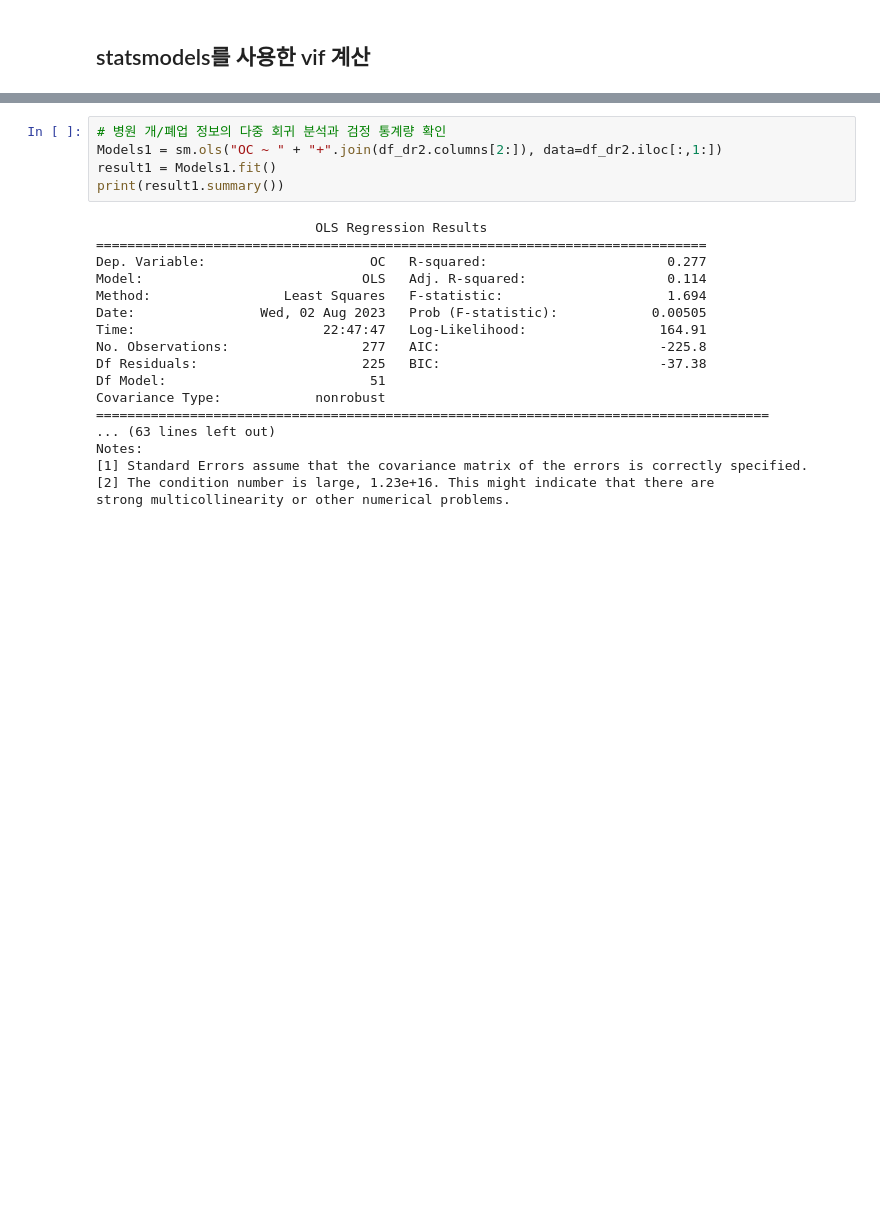
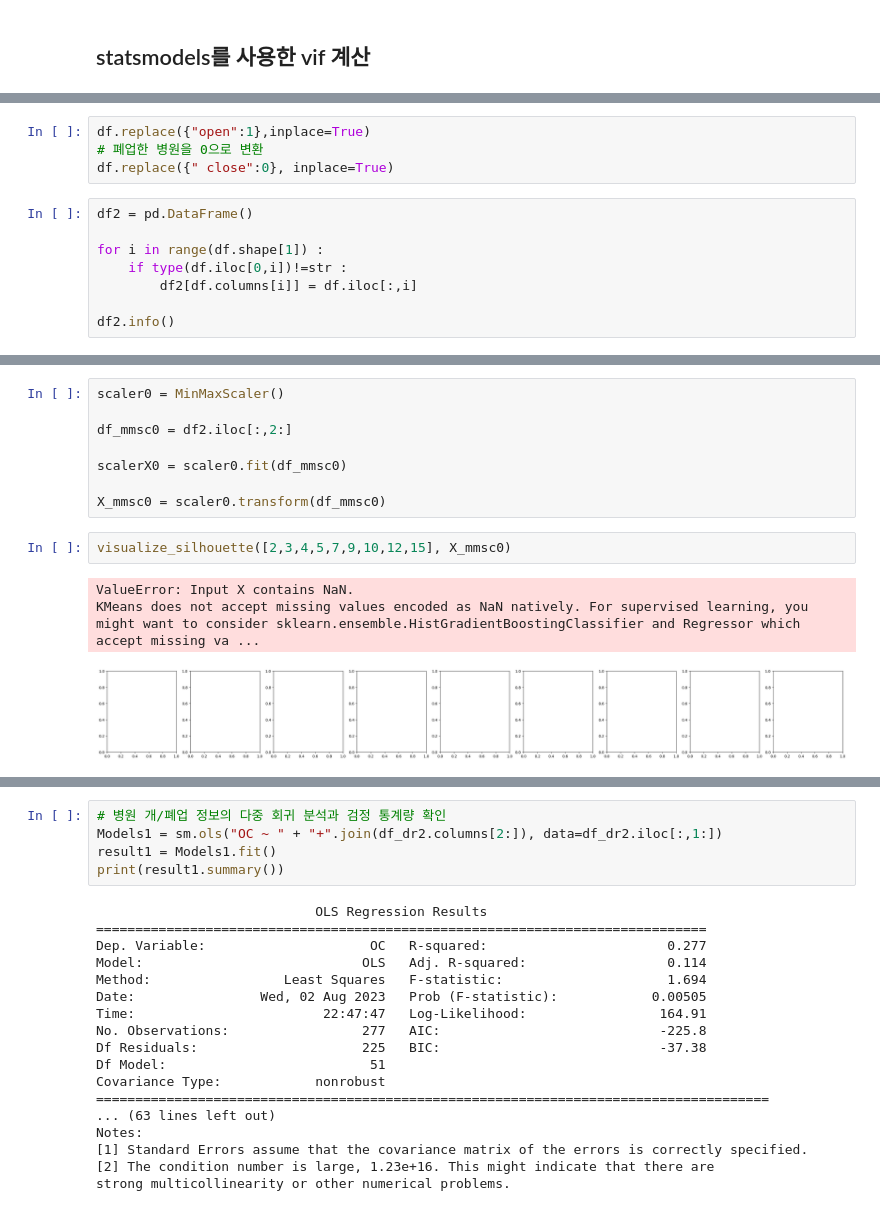
Before and after one commit to nyeokinyeoki/Gym_zalabim, a Jupyter notebook: ipynb/hospital.ipynb, the cells around one changed output, grey strips where cells are left out. Saved outputs shown, nothing was run; the diff lists cells and outputs as text; blank space fills up the shorter version.

```diff
--- a/ipynb/hospital.ipynb
+++ b/ipynb/hospital.ipynb
@@ -334,0 +489,12 @@ df_new.drop(columns="행정구역(시군구)별", axis=1, inplace=True)
+# %%
+df.replace({"open":1},inplace=True)
+# 폐업한 병원을 0으로 변환
+df.replace({" close":0}, inplace=True)
+# %%
+df2 = pd.DataFrame()
+
+for i in range(df.shape[1]) :
+    if type(df.iloc[0,i])!=str :
+        df2[df.columns[i]] = df.iloc[:,i]
+
+df2.info()
@@ -335 +519,15 @@ df_new.drop(columns="행정구역(시군구)별", axis=1, inplace=True)
+# %%
+scaler0 = MinMaxScaler()
+
+df_mmsc0 = df2.iloc[:,2:]
+
+scalerX0 = scaler0.fit(df_mmsc0)
+
+X_mmsc0 = scaler0.transform(df_mmsc0)
+# %%
+visualize_silhouette([2,3,4,5,7,9,10,12,15], X_mmsc0)
+# %% [output]
+ValueError: Input X contains NaN.
+KMeans does not accept missing values encoded as NaN natively. For supervised learning, you might want to consider sklearn.ensemble.HistGradientBoostingClassifier and Regressor which accept missing va ...
+[figure, added]
 # %%
```
Also changed, not shown: parts of 19 cells of this notebook.
